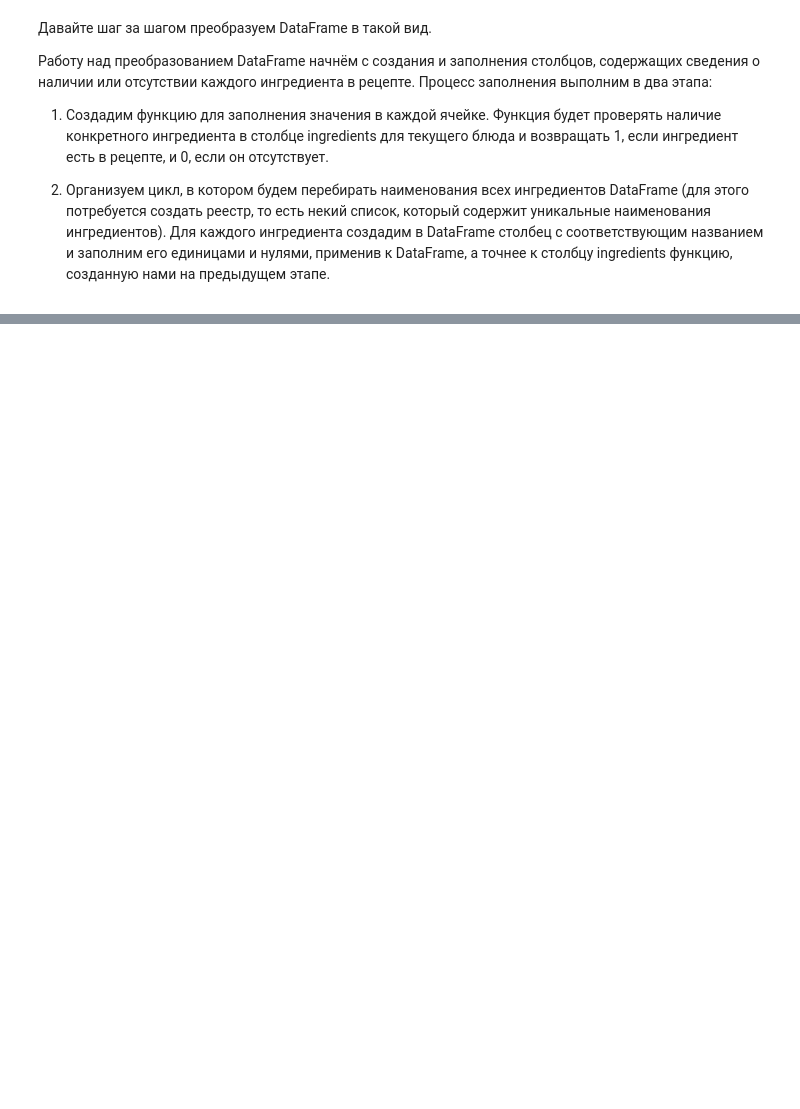
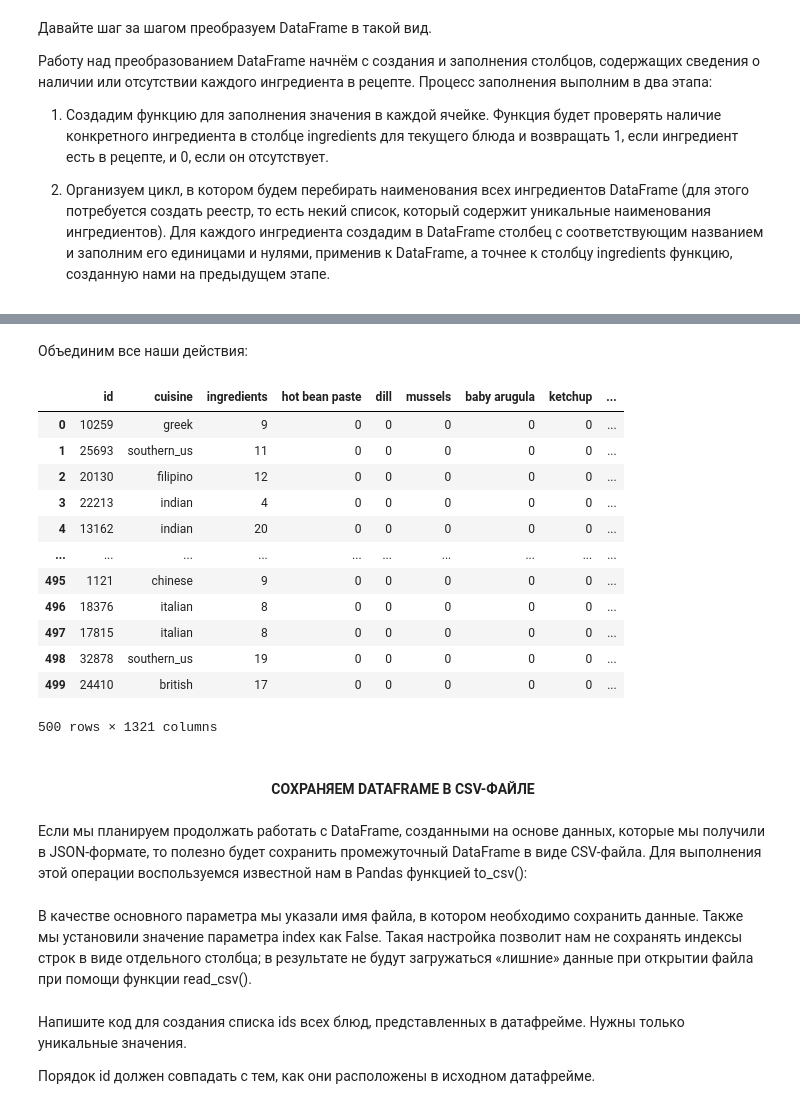
Before and after one commit to Dredox22/sf_data_science, a Jupyter notebook: SkillFactory/PY_16_Как_выгружать_данные/vigruz.ipynb, the cells around one changed output, grey strips where cells are left out. Saved outputs shown, nothing was run; the diff lists cells and outputs as text; code cells hidden in the pictures; blank space fills up the shorter version.

```diff
--- a/SkillFactory/PY_16_Как_выгружать_данные/vigruz.ipynb
+++ b/SkillFactory/PY_16_Как_выгружать_данные/vigruz.ipynb
@@ -548,0 +559,6 @@ None
+# %%
+all_ingredients=set() # Создаем пустое множество для хранения реестра уникальных ингредиентов
+for recipe in recipes: # Начинаем перебор всех блюд входящих в список
+    for ingredient in recipe['ingredients']: # Начинаем перебор всех ингредиентов, входящих в состав текущего блюда
+        all_ingredients.add(ingredient ) # Добавляем уникальный ингредиент в реестр
+display(len(all_ingredients)) # Выводим на экран количесвто уникальных ингредиентов из реестра
@@ -548,0 +595,32 @@ None
+# %% [markdown]
+Объединим все наши действия:
+# %%
+def contains(ingredient_list): # Определяем имя функции и передаваемые аргументы
+    if ingredient_name in ingredient_list: # Если ингредиент есть в текущем блюде,
+        return 1 # возвращаем значение 1
+    else: # Если ингредиента нет в текущем блюде,
+        return 0 # возвращаем значение 0
+for ingredient_name in all_ingredients: # Последовательно перебираем ингредиенты в реестре all_ingredients
+    df[ingredient_name] = df['ingredients'].apply(contains) # В DataFrame cоздаем столбец с именем текущего ингредиента
+                                                            # и заполняем его единицами и нулями, используя ранее созданную
+                                                            # функцию contains
+df['ingredients'] = df['ingredients'].apply(len) # Заменяем список ингредиентов в рецепте на их количество
+display(df) # Выводим содержимое полученного DataFrame на экран
+# %% [output]
+|  | id | cuisine | ingredients | hot bean paste | dill | mussels | baby arugula | ketchup | ... |
+| 0 | 10259 | greek | 9 | 0 | 0 | 0 | 0 | 0 | ... |
+| 1 | 25693 | southern_us | 11 | 0 | 0 | 0 | 0 | 0 | ... |
+| 2 | 20130 | filipino | 12 | 0 | 0 | 0 | 0 | 0 | ... |
+| 3 | 22213 | indian | 4 | 0 | 0 | 0 | 0 | 0 | ... |
+| 4 | 13162 | indian | 20 | 0 | 0 | 0 | 0 | 0 | ... |
+| ... | ... | ... | ... | ... | ... | ... | ... | ... | ... |
+| 495 | 1121 | chinese | 9 | 0 | 0 | 0 | 0 | 0 | ... |
+| 496 | 18376 | italian | 8 | 0 | 0 | 0 | 0 | 0 | ... |
+| 497 | 17815 | italian | 8 | 0 | 0 | 0 | 0 | 0 | ... |
+| 498 | 32878 | southern_us | 19 | 0 | 0 | 0 | 0 | 0 | ... |
+| 499 | 24410 | british | 17 | 0 | 0 | 0 | 0 | 0 | ... |
+500 rows × 1321 columns
+# %% [markdown]
+#### <center>СОХРАНЯЕМ DATAFRAME В CSV-ФАЙЛЕ
+# %% [markdown]
+Если мы планируем продолжать работать с DataFrame, созданными на основе данных, которые мы получили в JSON-формате, то полезно будет сохранить промежуточный DataFrame в виде CSV-файла. Для выполнения этой операции воспользуемся известной нам в Pandas функцией to_csv():
@@ -548,0 +629,6 @@ None
+# %% [markdown]
+В качестве основного параметра мы указали имя файла, в котором необходимо сохранить данные. Также мы установили значение параметра index как False. Такая настройка позволит нам не сохранять индексы строк в виде отдельного столбца; в результате не будут загружаться «лишние» данные при открытии файла при помощи функции read_csv().
+# %% [markdown]
+Напишите код для создания списка ids всех блюд, представленных в датафрейме. Нужны только уникальные значения.
+
+Порядок id должен совпадать с тем, как они расположены в исходном датафрейме.
```
Also changed, not shown: parts of 9 cells of this notebook.
